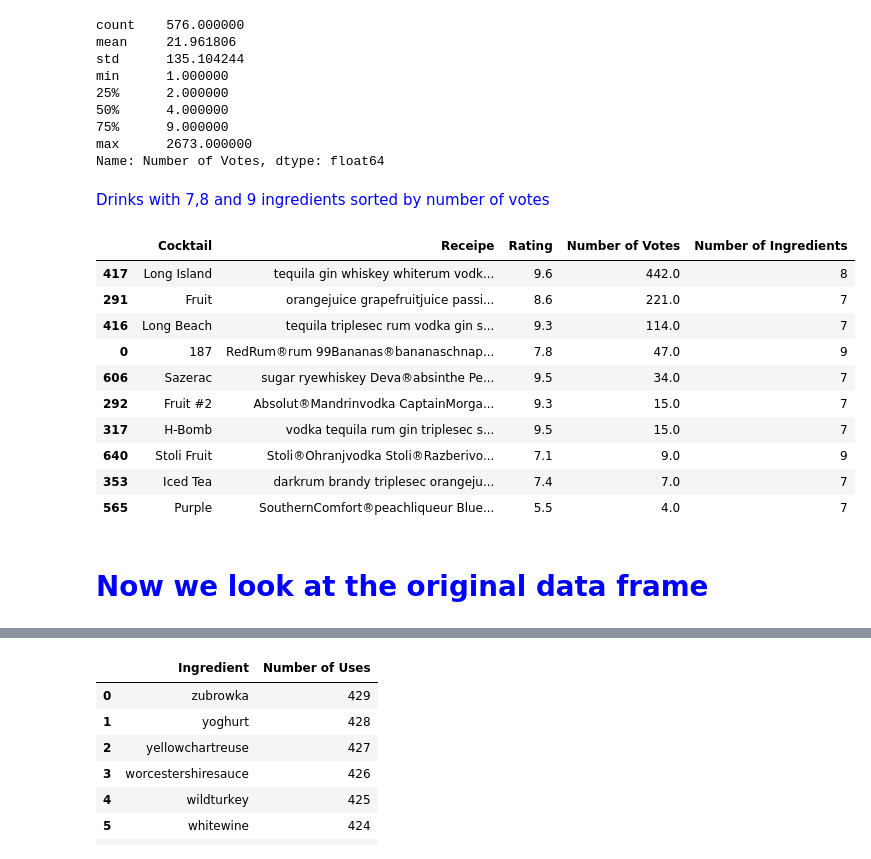
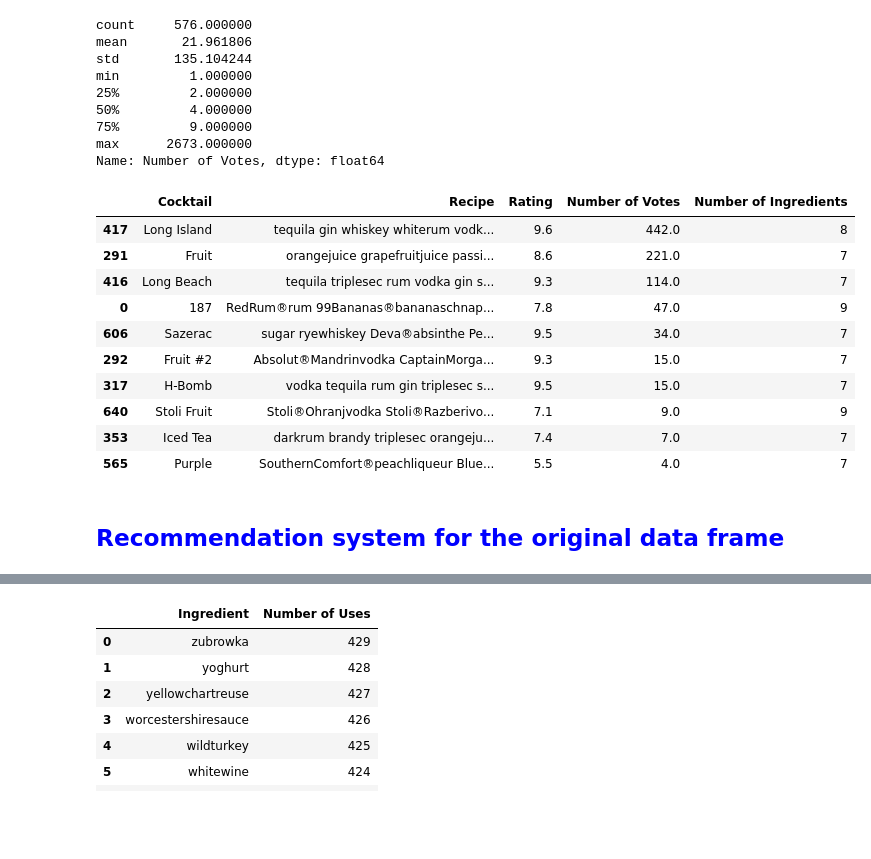
Before and after one commit to saeed44/Cocktail-Recommender, a Jupyter notebook: Cocktail_recom.ipynb, the cells around one changed output, grey strips where cells are left out. Cells and saved outputs as stored; diff of their text form; code cells hidden in the pictures; blank space fills up the shorter version.

```diff
--- a/Cocktail_recom.ipynb
+++ b/Cocktail_recom.ipynb
@@ -245,0 +161,5 @@ num_sorted = sorted(num_dict.items(), key=lambda x: x[0])
+# %%
+### read the recipe datafram
+recipe_df = pd.read_csv('cocktail_rec.csv')
+
+recipe_df.head()
@@ -245,0 +173,5 @@ num_sorted = sorted(num_dict.items(), key=lambda x: x[0])
+# %%
+## build a series of number of ingredients and add to recipe_df
+
+recipe_df['Number of Ingredients']  = recipe_df['Recipe'].apply(lambda st : len(st.split()))
+recipe_df.head(3)
@@ -245,0 +226,4 @@ num_sorted = sorted(num_dict.items(), key=lambda x: x[0])
+# %%
+# build a new data frame by removing None values for rate
+recipe_df_rate = recipe_df.dropna()
+recipe_df_rate["Rating"].describe()
@@ -280,12 +313,11 @@ min      1.000000
 max      2673.000000
 Name: Number of Votes, dtype: float64
-# %% [markdown]
-<font color=blue> Drinks with 7,8 and 9 ingredients sorted by number of votes </font>
 # %%
+# Drinks with 7,8 and 9 ingredients sorted by number of votes
 
-receipe_df_rate[(receipe_df_rate["Number of Ingredients"]==9)|(receipe_df_rate["Number of Ingredients"]==8)|(receipe_df_rate["Number of Ingredients"]==7)].sort_values(by="Number of Votes",ascending=False).head(10)
+recipe_df_rate[(recipe_df_rate["Number of Ingredients"]==9)|(recipe_df_rate["Number of Ingredients"]==8)|(recipe_df_rate["Number of Ingredients"]==7)].sort_values(by="Number of Votes",ascending=False).head(10)
 # %% [output]
-|  | Cocktail | Receipe | Rating | Number of Votes | Number of Ingredients |
+|  | Cocktail | Recipe | Rating | Number of Votes | Number of Ingredients |
 | 417 | Long Island | tequila gin whiskey whiterum vodk... | 9.6 | 442.0 | 8 |
 | 291 | Fruit | orangejuice grapefruitjuice passi... | 8.6 | 221.0 | 7 |
 | 416 | Long Beach | tequila triplesec rum vodka gin s... | 9.3 | 114.0 | 7 |
@@ -301,2 +331,2 @@ receipe_df_rate[(receipe_df_rate["Number of Ingredients"]==9)|(receipe_df_rate["
 # %% [markdown]
-# <font color='blue'> Now we look at the original data frame </font>
+## <font color='blue'> Recommendation system for the original data frame </font>
```
Also changed, not shown: parts of 67 cells of this notebook.
